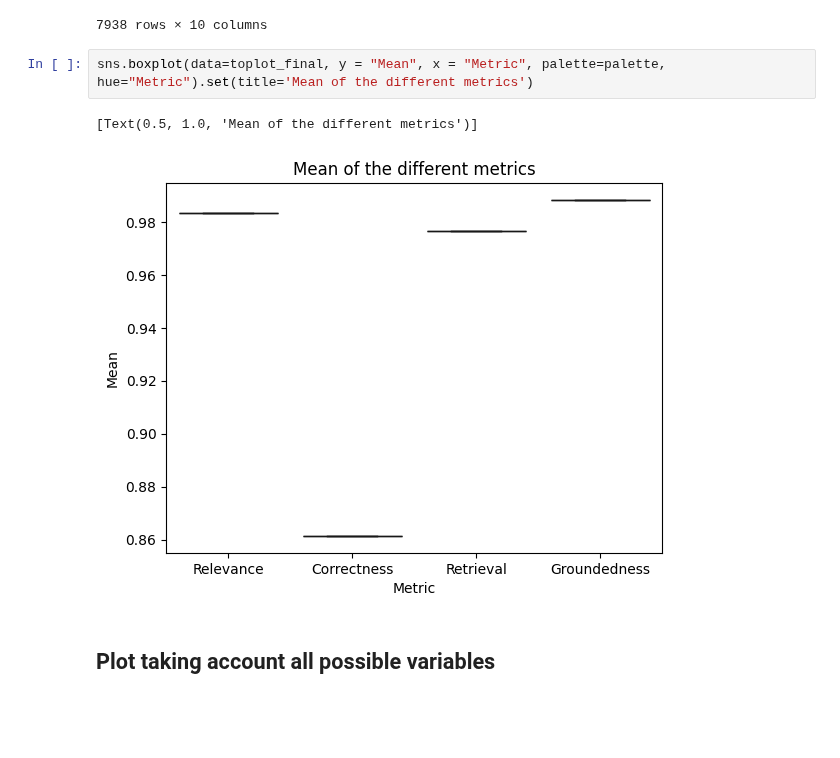
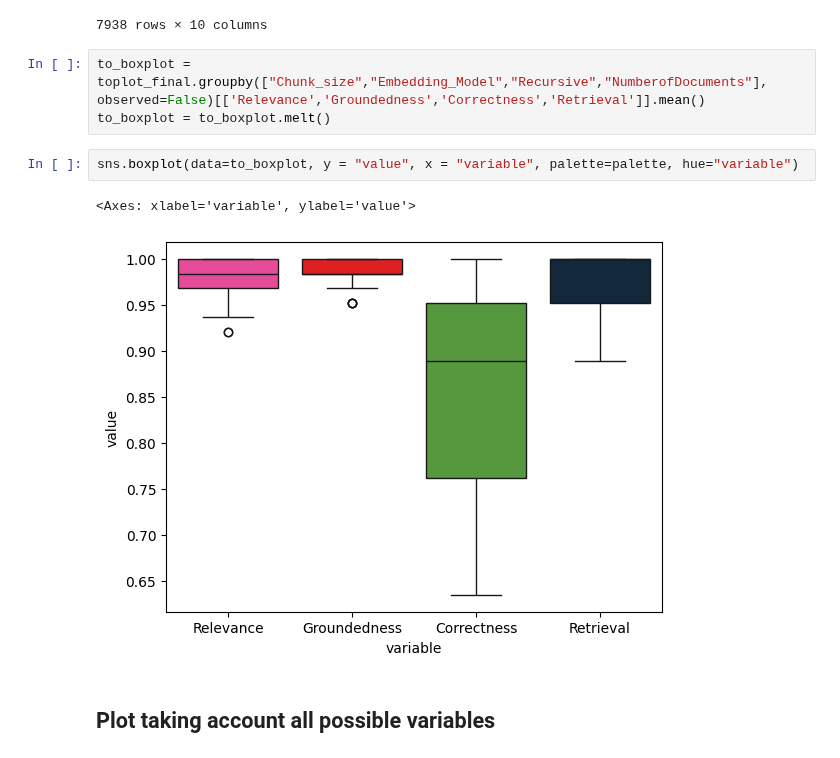
Before and after one commit to antparleo/RAG, a Jupyter notebook: 03_plots.ipynb, the cells around one changed output. Drawn from its saved outputs; the diff is of its cells as text; blank space fills up the shorter version.

Commit message:
add boxplot

```diff
--- a/03_plots.ipynb
+++ b/03_plots.ipynb
@@ -110,11 +110,14 @@ plot_box = pd.DataFrame({ "Metric" : ["Relevance","Correctness","Retrieval","Gro
 | 61 | 2000 | gemini-2.0-flash | e5-small-v2 | True | 7 | 1.0 | True | ... |
 | 62 | 2000 | gemini-2.0-flash | e5-small-v2 | True | 7 | 0.8 | True | ... |
 7938 rows × 10 columns
+# %%
+to_boxplot = toplot_final.groupby(["Chunk_size","Embedding_Model","Recursive","NumberofDocuments"], observed=False)[['Relevance','Groundedness','Correctness','Retrieval']].mean()
+to_boxplot = to_boxplot.melt()
 # %%
-sns.boxplot(data=toplot_final, y = "Mean", x = "Metric", palette=palette, hue="Metric").set(title='Mean of the different metrics')
+sns.boxplot(data=to_boxplot, y = "value", x = "variable", palette=palette, hue="variable")
 # %% [output]
-[Text(0.5, 1.0, 'Mean of the different metrics')]
+<Axes: xlabel='variable', ylabel='value'>
-[figure, old version]
+[figure, new version]
 # %% [markdown]
 ## Plot taking account all possible variables
 # %%
```
